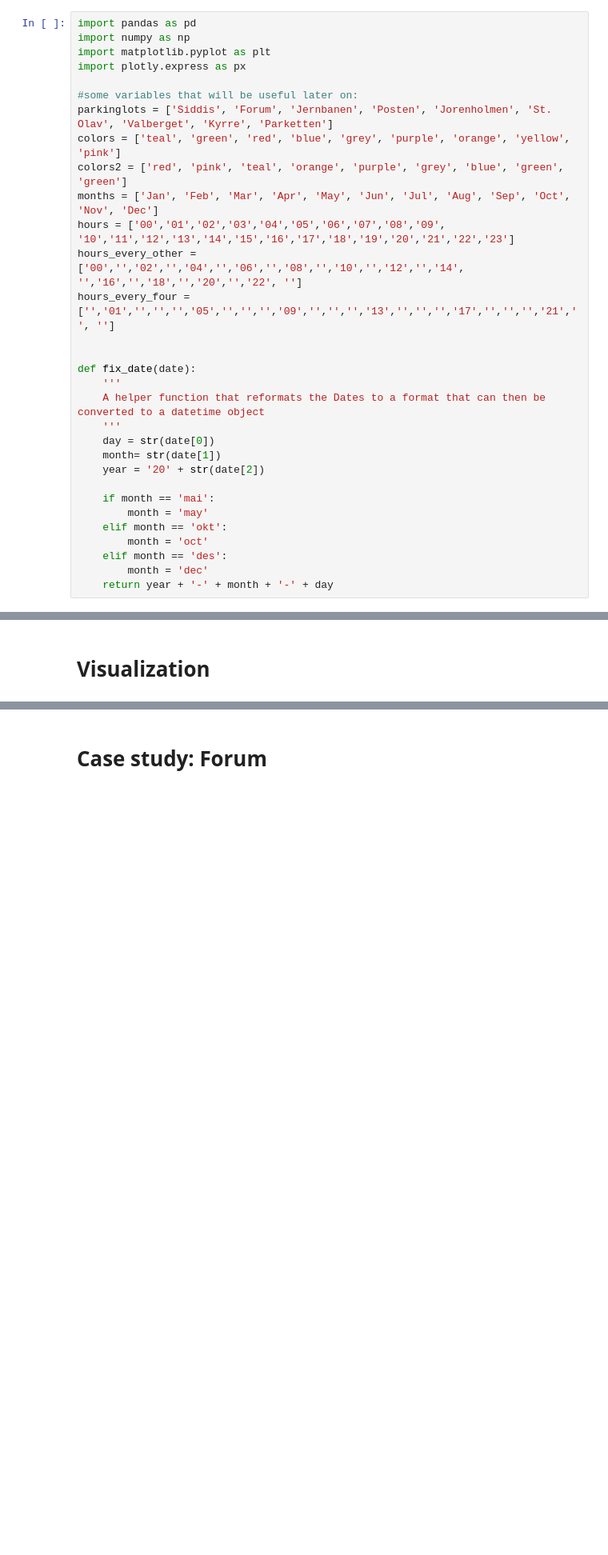
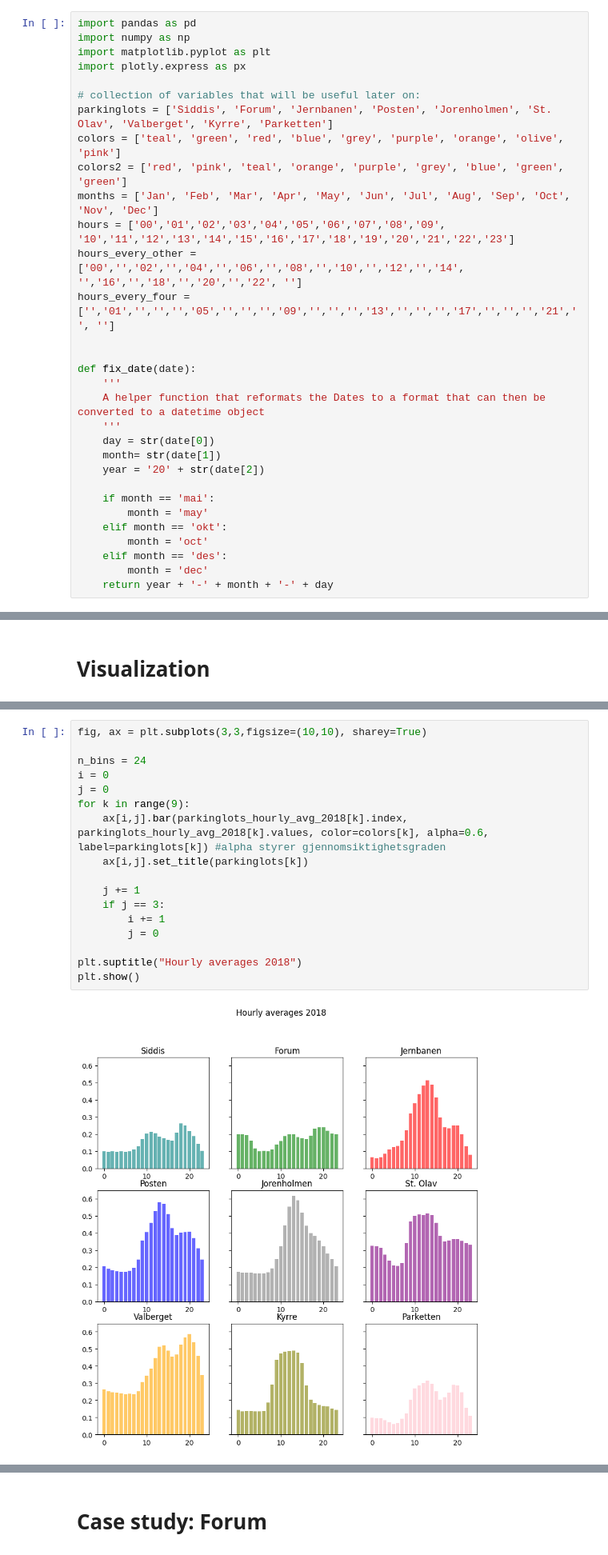
Before and after one commit to lenelise/stavanger_parkinglots, a Jupyter notebook: parking.ipynb, the cells around one changed output, grey strips where cells are left out. Shown at 80% size. Cells and saved outputs as stored; diff of their text form; blank space fills up the shorter version.

Commit message:
changed the order, plotted all 3D plots together

```diff
--- a/parking.ipynb
+++ b/parking.ipynb
@@ -35,9 +35,9 @@ import numpy as np
 import matplotlib.pyplot as plt
 import plotly.express as px
 
-#some variables that will be useful later on:
+# collection of variables that will be useful later on:
 parkinglots = ['Siddis', 'Forum', 'Jernbanen', 'Posten', 'Jorenholmen', 'St. Olav', 'Valberget', 'Kyrre', 'Parketten']
-colors = ['teal', 'green', 'red', 'blue', 'grey', 'purple', 'orange', 'yellow', 'pink']
+colors = ['teal', 'green', 'red', 'blue', 'grey', 'purple', 'orange', 'olive', 'pink']
 colors2 = ['red', 'pink', 'teal', 'orange', 'purple', 'grey', 'blue', 'green', 'green']
 months = ['Jan', 'Feb', 'Mar', 'Apr', 'May', 'Jun', 'Jul', 'Aug', 'Sep', 'Oct', 'Nov', 'Dec']
 hours = ['00','01','02','03','04','05','06','07','08','09', '10','11','12','13','14','15','16','17','18','19','20','21','22','23']
@@ -169,0 +167,19 @@ for lot in parkinglots:
+# %%
+fig, ax = plt.subplots(3,3,figsize=(10,10), sharey=True)
+
+n_bins = 24
+i = 0
+j = 0
+for k in range(9):
+    ax[i,j].bar(parkinglots_hourly_avg_2018[k].index, parkinglots_hourly_avg_2018[k].values, color=colors[k], alpha=0.6, label=parkinglots[k]) #alpha styrer gjennomsiktighetsgraden
+    ax[i,j].set_title(parkinglots[k])
+
+    j += 1
+    if j == 3:
+        i += 1
+        j = 0
+
+plt.suptitle("Hourly averages 2018")
+plt.show()
+# %% [output]
+[figure, added]
```
Also changed, not shown: parts of 22 cells of this notebook.
